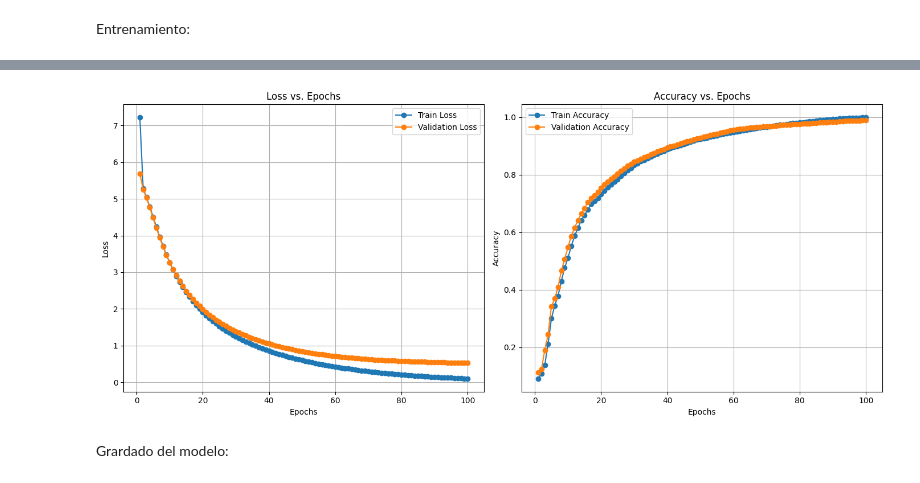
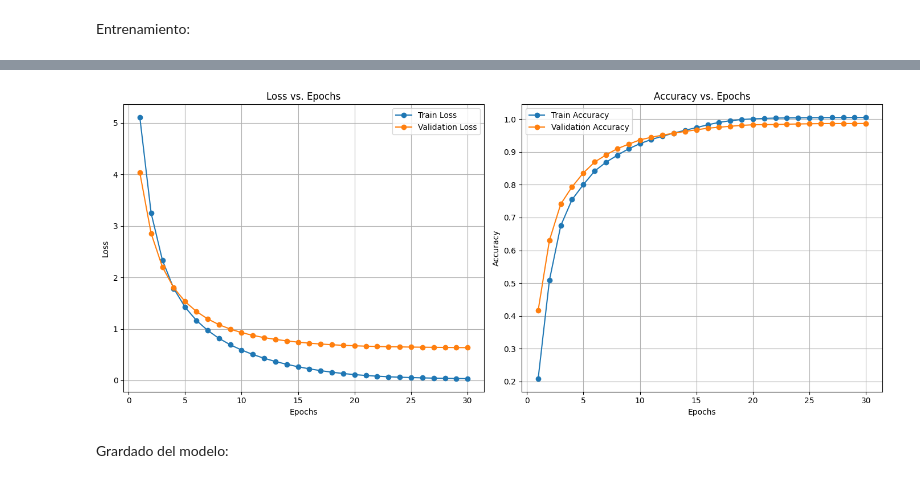
Before and after one commit to fabriciolopretto/NLP, a Jupyter notebook: Desafio_4/Desafio_4.ipynb, the cells around one changed output, grey strips where cells are left out. Cells and saved outputs as stored; diff of their text form; code cells hidden in the pictures.

```diff
--- a/Desafio_4/Desafio_4.ipynb
+++ b/Desafio_4/Desafio_4.ipynb
@@ -55,7 +55,7 @@ def clean_text(txt):
 input_sentences = []
 output_sentences = []
 output_sentences_inputs = []
-max_len = 30
+max_len = 10
 
 for line in data:
     for i in range(len(line['dialog']) - 1):
@@ -82,7 +82,7 @@ Realizar el preprocesamiento necesario para obtener:
 Es decir, se realiza el preprocesamiento para generar los índices de palabras y las secuencias de entrada y salida.
 # %%
 # Construir vocabularios
-def build_vocab(sentences, max_vocab_size=20000):
+def build_vocab(sentences, max_vocab_size=8000):
     word_counts = Counter(word for sentence in sentences for word in sentence.split())
     vocab = ['<PAD>', '<START>', '<END>', '<UNK>'] + [word for word, _ in word_counts.most_common(max_vocab_size)]
     word2idx = {word: idx for idx, word in enumerate(vocab)}
@@ -164,13 +164,13 @@ Entrenamiento:
 # Configuración
 device = torch.device('cuda' if torch.cuda.is_available() else 'cpu')
 hidden_dim = 128
-epochs = 100
+epochs = 30
 batch_size = 64
 
 encoder = Encoder(len(word2idx_inputs), embedding_dim, hidden_dim, input_embeddings).to(device)
 decoder = Decoder(len(word2idx_outputs), embedding_dim, hidden_dim, output_embeddings).to(device)
 criterion = nn.CrossEntropyLoss(ignore_index=word2idx_outputs['<PAD>'])
-optimizer = torch.optim.Adam(list(encoder.parameters()) + list(decoder.parameters()), lr=0.0001)
+optimizer = torch.optim.Adam(list(encoder.parameters()) + list(decoder.parameters()), lr=0.001)
 
 # Separar datos en entrenamiento y validación
 encoder_input_train, encoder_input_val, decoder_input_train, decoder_input_val, decoder_target_train, decoder_target_val = train_test_split(
@@ -292,4 +292,4 @@ Epoch 100/100, Loss: 0.1010, Accuracy: 0.9989, Val Loss: 0.5295, Val Accuracy: 0
-[figure, old version]
+[figure, new version]
 # %% [markdown]
 Grardado del modelo:
 # %%
```
Also changed, not shown: parts of 5 cells of this notebook.
